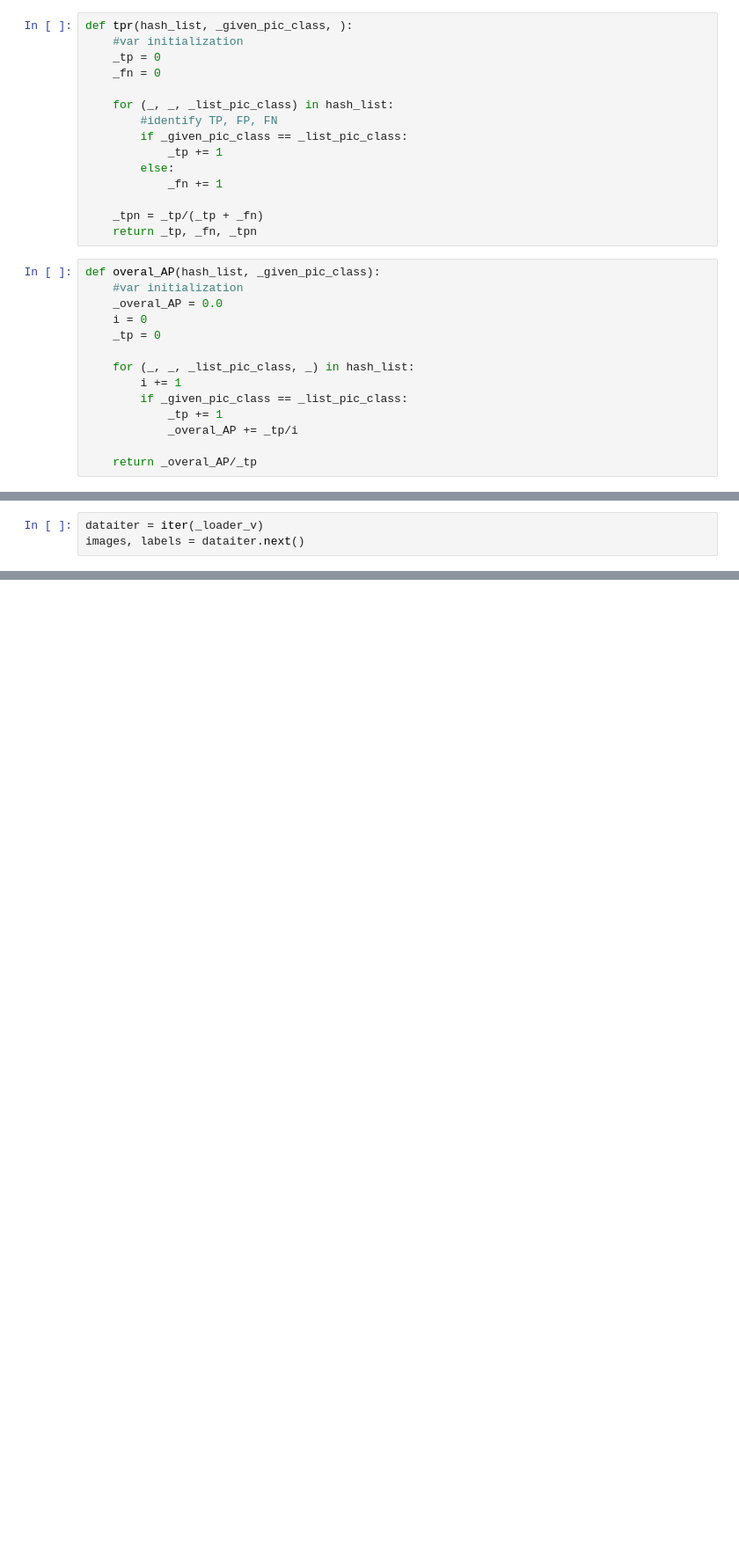
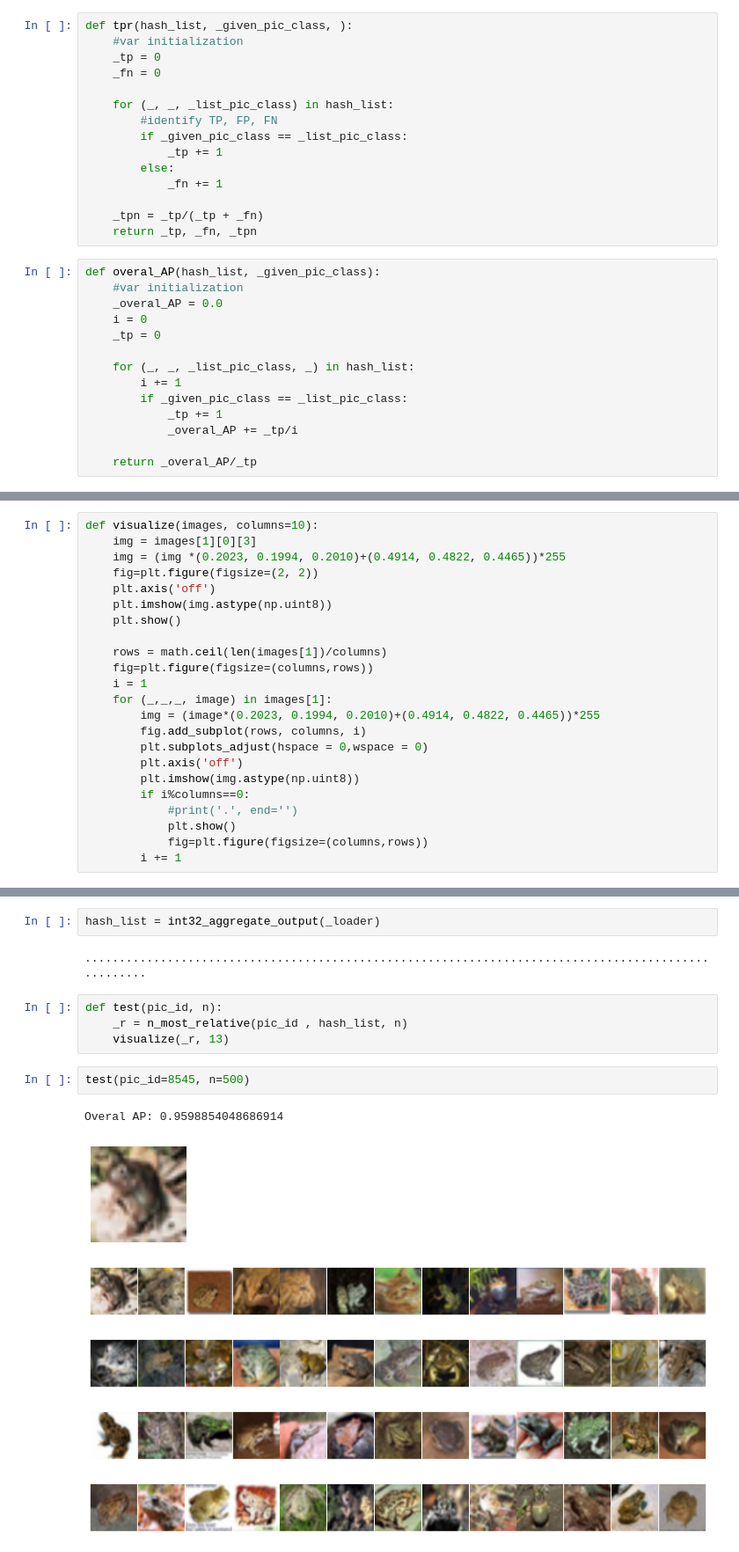
Before and after one commit to steve2917/pytorch_deephash, a Jupyter notebook: playNotebook.ipynb, the cells around one changed output, grey strips where cells are left out. Shown at 88% size. Drawn from its saved outputs; the diff is of its cells as text; blank space fills up the shorter version.

```diff
--- a/playNotebook.ipynb
+++ b/playNotebook.ipynb
@@ -244,3 +176,0 @@ def imshow(img):
-# %%
-dataiter = iter(_loader_v)
-images, labels = dataiter.next()
@@ -250,0 +177,23 @@ imshow(torchvision.utils.make_grid(images))
+# %%
+def visualize(images, columns=10):
+    img = images[1][0][3]
+    img = (img *(0.2023, 0.1994, 0.2010)+(0.4914, 0.4822, 0.4465))*255
+    fig=plt.figure(figsize=(2, 2))
+    plt.axis('off')
+    plt.imshow(img.astype(np.uint8))
+    plt.show()
+
+    rows = math.ceil(len(images[1])/columns)
+    fig=plt.figure(figsize=(columns,rows))
+    i = 1
+    for (_,_,_, image) in images[1]:
+        img = (image*(0.2023, 0.1994, 0.2010)+(0.4914, 0.4822, 0.4465))*255
+        fig.add_subplot(rows, columns, i)
+        plt.subplots_adjust(hspace = 0,wspace = 0)
+        plt.axis('off')
+        plt.imshow(img.astype(np.uint8))
+        if i%columns==0:
+            #print('.', end='')
+            plt.show()
+            fig=plt.figure(figsize=(columns,rows))
+        i += 1
@@ -250,0 +206,17 @@ imshow(torchvision.utils.make_grid(images))
+# %%
+hash_list = int32_aggregate_output(_loader)
+# %% [output]
+....................................................................................................
+# %%
+def test(pic_id, n):
+    _r = n_most_relative(pic_id , hash_list, n)
+    visualize(_r, 13)
+# %%
+test(pic_id=8545, n=500)
+# %% [output]
+Overal AP: 0.9598854048686914
+[figure, added]
+[figure, added]
+[figure, added]
+[figure, added]
+[figure, added]
```
Also changed, not shown: parts of 19 cells of this notebook, 1 other file.
